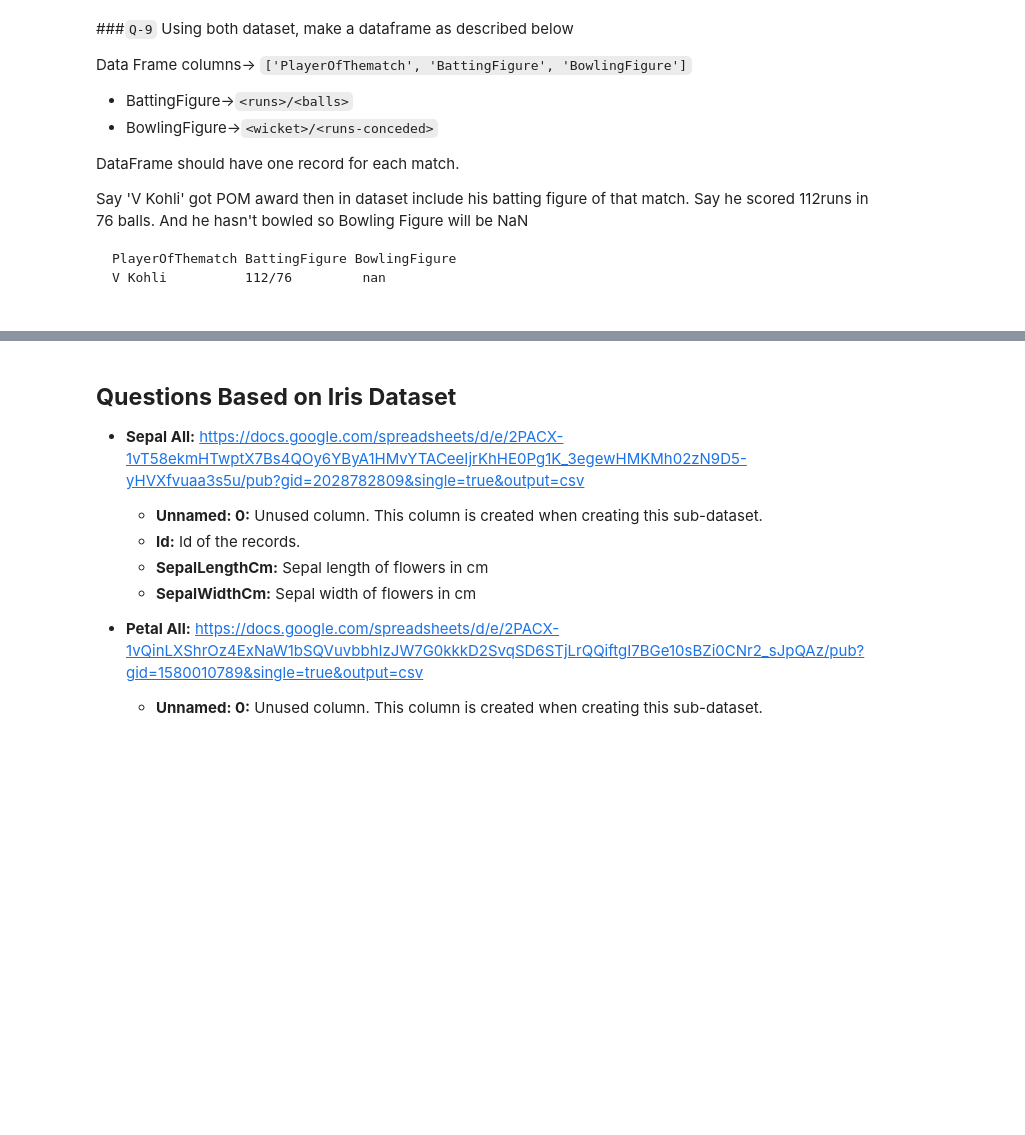
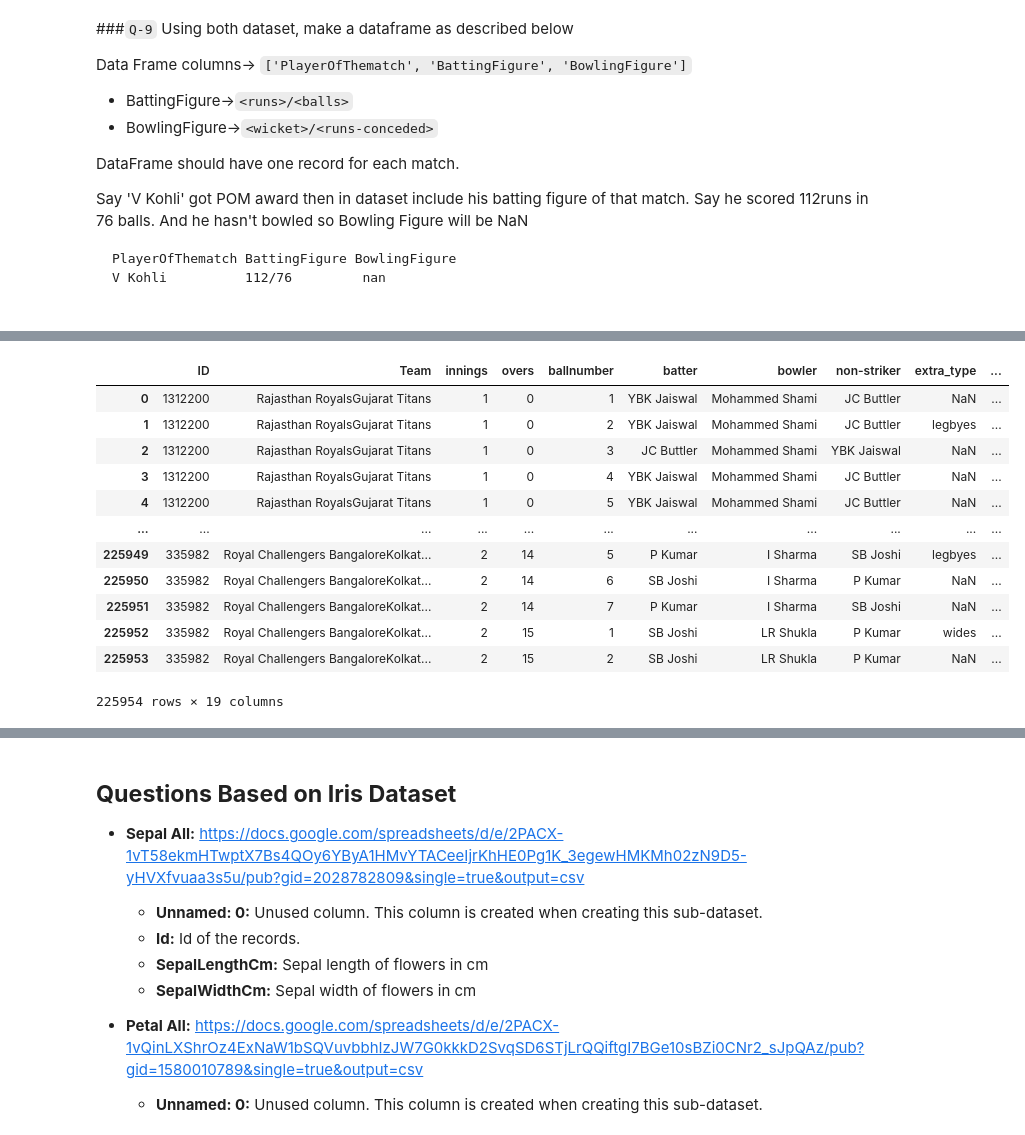
Before and after one commit to Amit-1216/dsmp-python-practice, a Jupyter notebook: assignments/DSMP-session-20-task-2.ipynb, the cells around one changed output, grey strips where cells are left out. Saved outputs shown, nothing was run; the diff lists cells and outputs as text; code cells hidden in the pictures; blank space fills up the shorter version.

```diff
--- a/assignments/DSMP-session-20-task-2.ipynb
+++ b/assignments/DSMP-session-20-task-2.ipynb
@@ -310,0 +276,2 @@ np.float64(129.2421585817261)
+# %%
+ipl_deliveries = pd.read_csv('/content/ipl_deliveries.csv')
@@ -328,0 +591,16 @@ V Kohli          112/76         nan
+# %%
+ipl_deliveries
+# %% [output]
+|  | ID | Team | innings | overs | ballnumber | batter | bowler | non-striker | extra_type | ... |
+| 0 | 1312200 | Rajasthan RoyalsGujarat Titans | 1 | 0 | 1 | YBK Jaiswal | Mohammed Shami | JC Buttler | NaN | ... |
+| 1 | 1312200 | Rajasthan RoyalsGujarat Titans | 1 | 0 | 2 | YBK Jaiswal | Mohammed Shami | JC Buttler | legbyes | ... |
+| 2 | 1312200 | Rajasthan RoyalsGujarat Titans | 1 | 0 | 3 | JC Buttler | Mohammed Shami | YBK Jaiswal | NaN | ... |
+| 3 | 1312200 | Rajasthan RoyalsGujarat Titans | 1 | 0 | 4 | YBK Jaiswal | Mohammed Shami | JC Buttler | NaN | ... |
+| 4 | 1312200 | Rajasthan RoyalsGujarat Titans | 1 | 0 | 5 | YBK Jaiswal | Mohammed Shami | JC Buttler | NaN | ... |
+| ... | ... | ... | ... | ... | ... | ... | ... | ... | ... | ... |
+| 225949 | 335982 | Royal Challengers BangaloreKolkat... | 2 | 14 | 5 | P Kumar | I Sharma | SB Joshi | legbyes | ... |
+| 225950 | 335982 | Royal Challengers BangaloreKolkat... | 2 | 14 | 6 | SB Joshi | I Sharma | P Kumar | NaN | ... |
+| 225951 | 335982 | Royal Challengers BangaloreKolkat... | 2 | 14 | 7 | P Kumar | I Sharma | SB Joshi | NaN | ... |
+| 225952 | 335982 | Royal Challengers BangaloreKolkat... | 2 | 15 | 1 | SB Joshi | LR Shukla | P Kumar | wides | ... |
+| 225953 | 335982 | Royal Challengers BangaloreKolkat... | 2 | 15 | 2 | SB Joshi | LR Shukla | P Kumar | NaN | ... |
+225954 rows × 19 columns
```
Also changed, not shown: parts of 45 cells of this notebook.
